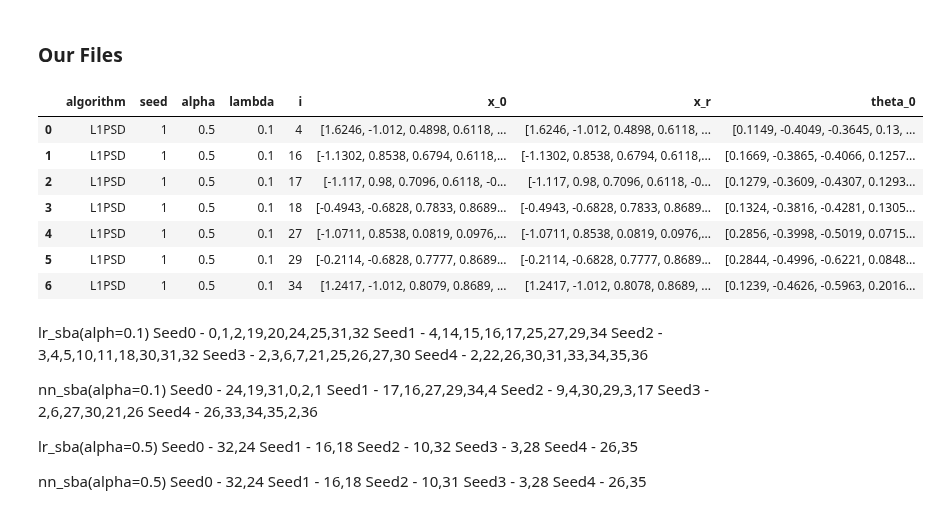
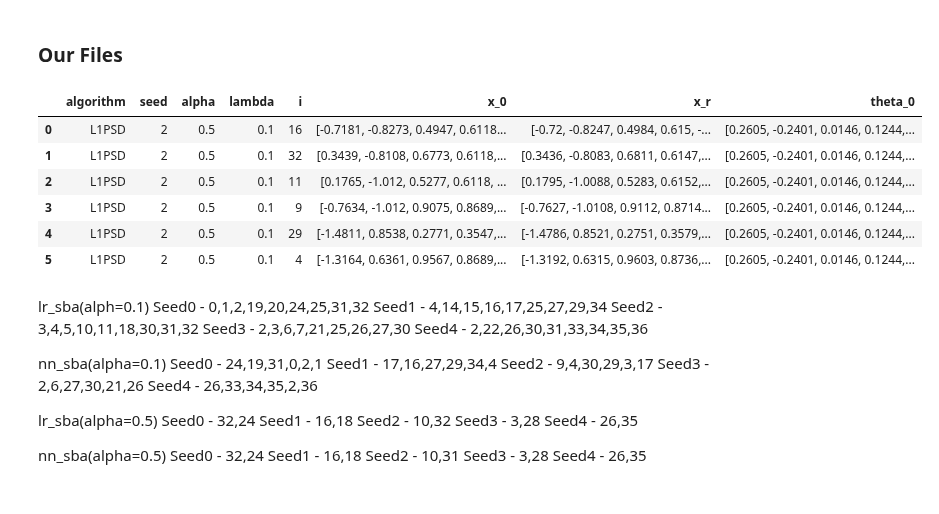
Before and after one commit to kshitij-kayastha/learning-augmented-robust-recourse, a Jupyter notebook: experiments/sanity_check.ipynb, the cells around one changed output. Drawn from its saved outputs; the diff is of its cells as text; code cells hidden in the pictures.

```diff
--- a/experiments/sanity_check.ipynb
+++ b/experiments/sanity_check.ipynb
@@ -270,18 +270,17 @@ XR New Linf: [ 3.08372231 -0.06867307  0.49755874 -0.4268808  -0.03345935  1.764
 # %% [markdown]
 ### Our Files
 # %%
-file_path = "../results/recourse/nn_sba_l1psd_0.1_0.5_1.pkl"
+file_path = "../results/recourse/lr_sba_l1psd_0.1_0.5_2.pkl"
 ret = pd.read_pickle(file_path)
 ret
 # %% [output]
 |  | algorithm | seed | alpha | lambda | i | x_0 | x_r | theta_0 |
-| 0 | L1PSD | 1 | 0.5 | 0.1 | 4 | [1.6246, -1.012, 0.4898, 0.6118, ... | [1.6246, -1.012, 0.4898, 0.6118, ... | [0.1149, -0.4049, -0.3645, 0.13, ... |
-| 1 | L1PSD | 1 | 0.5 | 0.1 | 16 | [-1.1302, 0.8538, 0.6794, 0.6118,... | [-1.1302, 0.8538, 0.6794, 0.6118,... | [0.1669, -0.3865, -0.4066, 0.1257... |
-| 2 | L1PSD | 1 | 0.5 | 0.1 | 17 | [-1.117, 0.98, 0.7096, 0.6118, -0... | [-1.117, 0.98, 0.7096, 0.6118, -0... | [0.1279, -0.3609, -0.4307, 0.1293... |
-| 3 | L1PSD | 1 | 0.5 | 0.1 | 18 | [-0.4943, -0.6828, 0.7833, 0.8689... | [-0.4943, -0.6828, 0.7833, 0.8689... | [0.1324, -0.3816, -0.4281, 0.1305... |
-| 4 | L1PSD | 1 | 0.5 | 0.1 | 27 | [-1.0711, 0.8538, 0.0819, 0.0976,... | [-1.0711, 0.8538, 0.0819, 0.0976,... | [0.2856, -0.3998, -0.5019, 0.0715... |
-| 5 | L1PSD | 1 | 0.5 | 0.1 | 29 | [-0.2114, -0.6828, 0.7777, 0.8689... | [-0.2114, -0.6828, 0.7777, 0.8689... | [0.2844, -0.4996, -0.6221, 0.0848... |
-| 6 | L1PSD | 1 | 0.5 | 0.1 | 34 | [1.2417, -1.012, 0.8079, 0.8689, ... | [1.2417, -1.012, 0.8078, 0.8689, ... | [0.1239, -0.4626, -0.5963, 0.2016... |
+| 0 | L1PSD | 2 | 0.5 | 0.1 | 16 | [-0.7181, -0.8273, 0.4947, 0.6118... | [-0.72, -0.8247, 0.4984, 0.615, -... | [0.2605, -0.2401, 0.0146, 0.1244,... |
+| 1 | L1PSD | 2 | 0.5 | 0.1 | 32 | [0.3439, -0.8108, 0.6773, 0.6118,... | [0.3436, -0.8083, 0.6811, 0.6147,... | [0.2605, -0.2401, 0.0146, 0.1244,... |
+| 2 | L1PSD | 2 | 0.5 | 0.1 | 11 | [0.1765, -1.012, 0.5277, 0.6118, ... | [0.1795, -1.0088, 0.5283, 0.6152,... | [0.2605, -0.2401, 0.0146, 0.1244,... |
+| 3 | L1PSD | 2 | 0.5 | 0.1 | 9 | [-0.7634, -1.012, 0.9075, 0.8689,... | [-0.7627, -1.0108, 0.9112, 0.8714... | [0.2605, -0.2401, 0.0146, 0.1244,... |
+| 4 | L1PSD | 2 | 0.5 | 0.1 | 29 | [-1.4811, 0.8538, 0.2771, 0.3547,... | [-1.4786, 0.8521, 0.2751, 0.3579,... | [0.2605, -0.2401, 0.0146, 0.1244,... |
+| 5 | L1PSD | 2 | 0.5 | 0.1 | 4 | [-1.3164, 0.6361, 0.9567, 0.8689,... | [-1.3192, 0.6315, 0.9603, 0.8736,... | [0.2605, -0.2401, 0.0146, 0.1244,... |
 # %% [markdown]
 lr_sba(alph=0.1)
 Seed0 - 0,1,2,19,20,24,25,31,32
```
Also changed, not shown: 24 other files.
